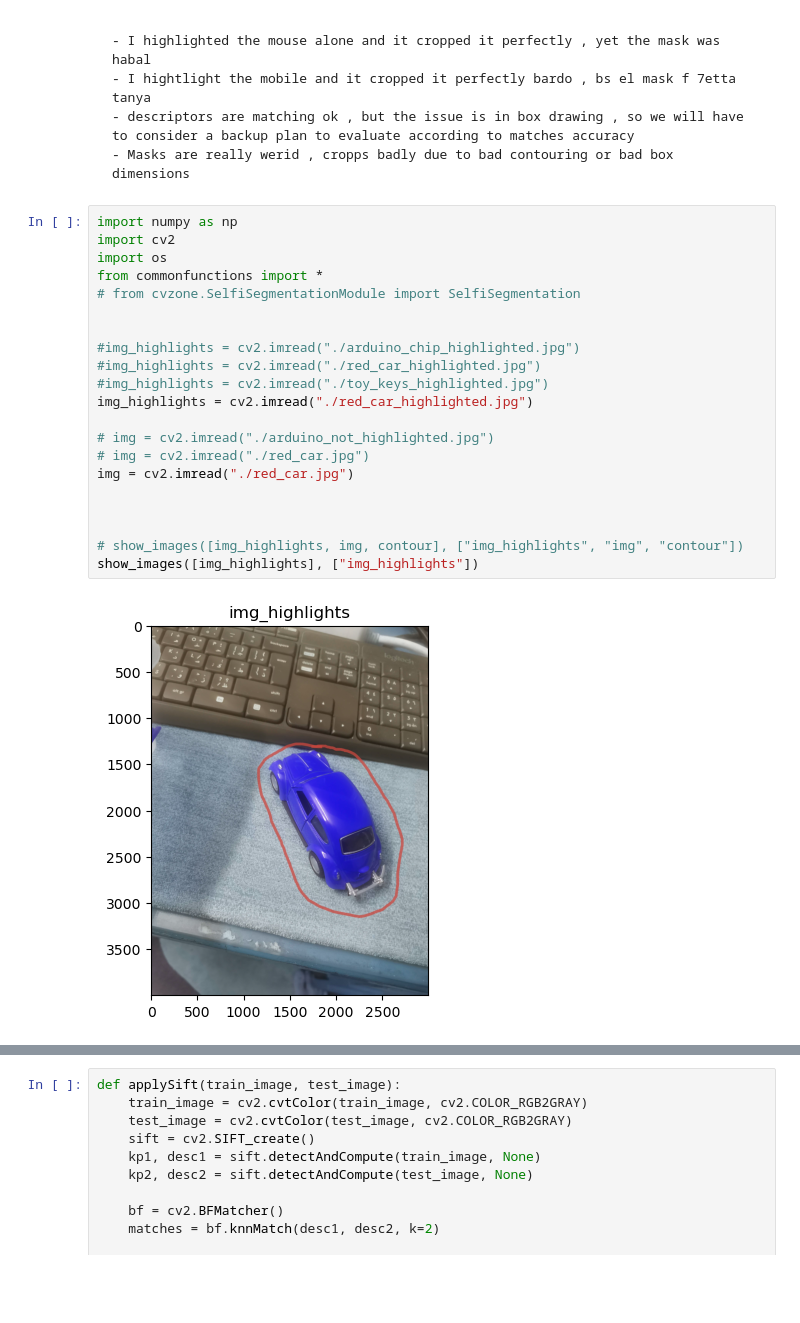
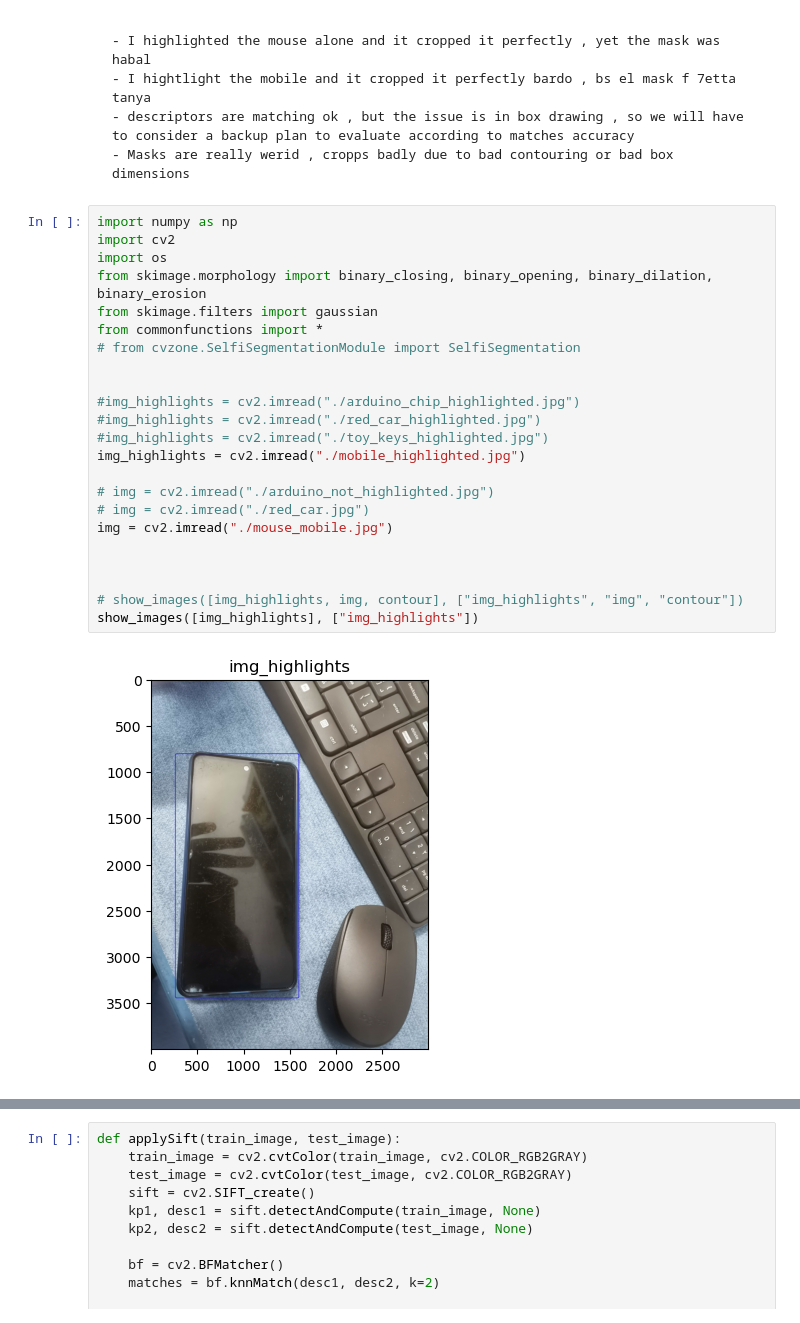
Before and after one commit to Grintaking19/Lost-Found-Items, a Jupyter notebook: image_crop.ipynb, the cells around one changed output, grey strips where cells are left out. Cells and saved outputs as stored; diff of their text form; blank space fills up the shorter version.

```diff
--- a/image_crop.ipynb
+++ b/image_crop.ipynb
@@ -26,26 +26,28 @@
 # %%
 import numpy as np
 import cv2
 import os
+from skimage.morphology import binary_closing, binary_opening, binary_dilation, binary_erosion
+from skimage.filters import gaussian
 from commonfunctions import *
 # from cvzone.SelfiSegmentationModule import SelfiSegmentation
 
 
 #img_highlights = cv2.imread("./arduino_chip_highlighted.jpg")
 #img_highlights = cv2.imread("./red_car_highlighted.jpg")
 #img_highlights = cv2.imread("./toy_keys_highlighted.jpg")
-img_highlights = cv2.imread("./red_car_highlighted.jpg")
+img_highlights = cv2.imread("./mobile_highlighted.jpg")
 
 # img = cv2.imread("./arduino_not_highlighted.jpg")
 # img = cv2.imread("./red_car.jpg")
-img = cv2.imread("./red_car.jpg")
+img = cv2.imread("./mouse_mobile.jpg")
 
 
 
 # show_images([img_highlights, img, contour], ["img_highlights", "img", "contour"])
 show_images([img_highlights], ["img_highlights"])
 # %% [output]
-[figure, old version]
+[figure, new version]
 # %%
 contour = cv2.subtract(img_highlights, img)
 contour = cv2.cvtColor(contour, cv2.COLOR_BGR2GRAY)
```
Also changed, not shown: parts of 10 cells of this notebook, 2 other files.
